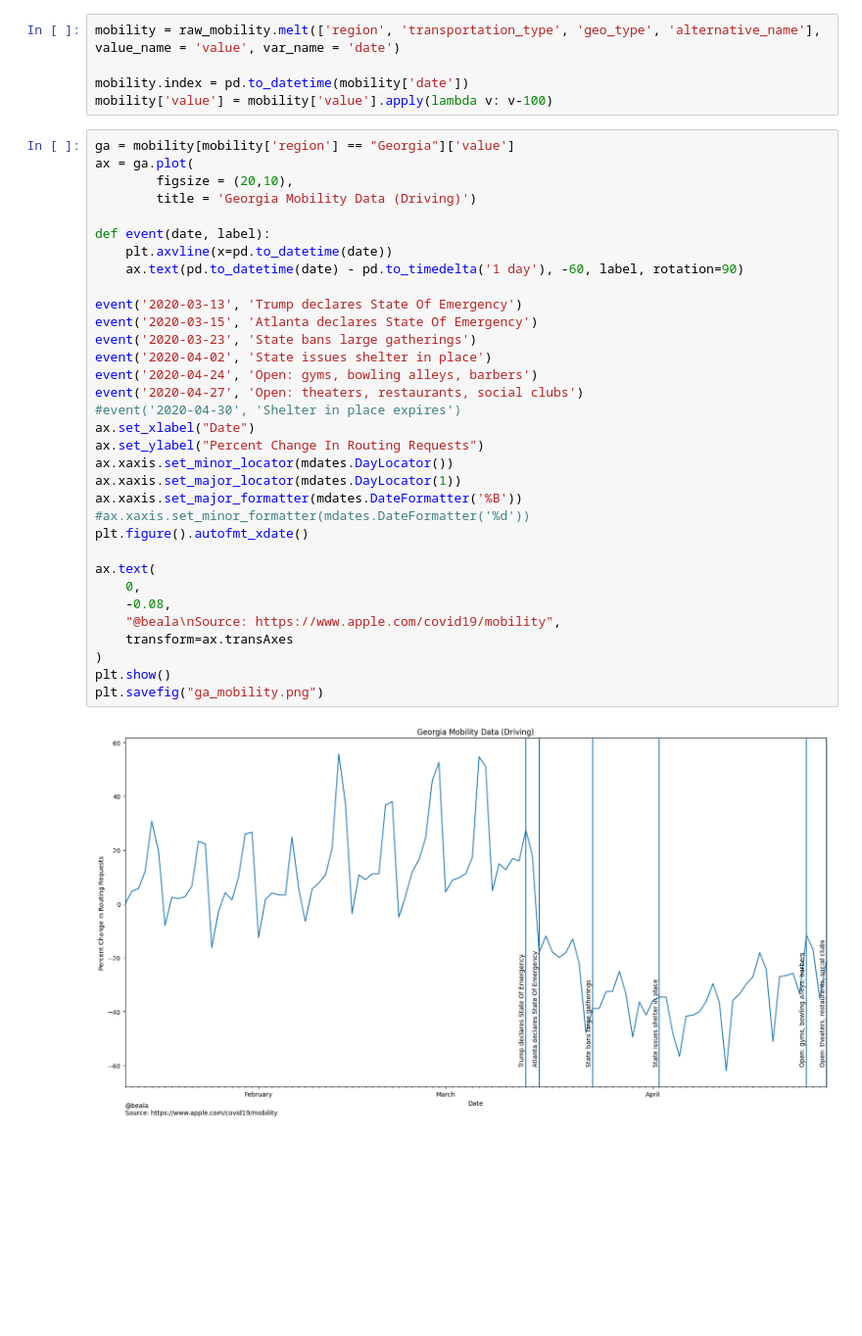
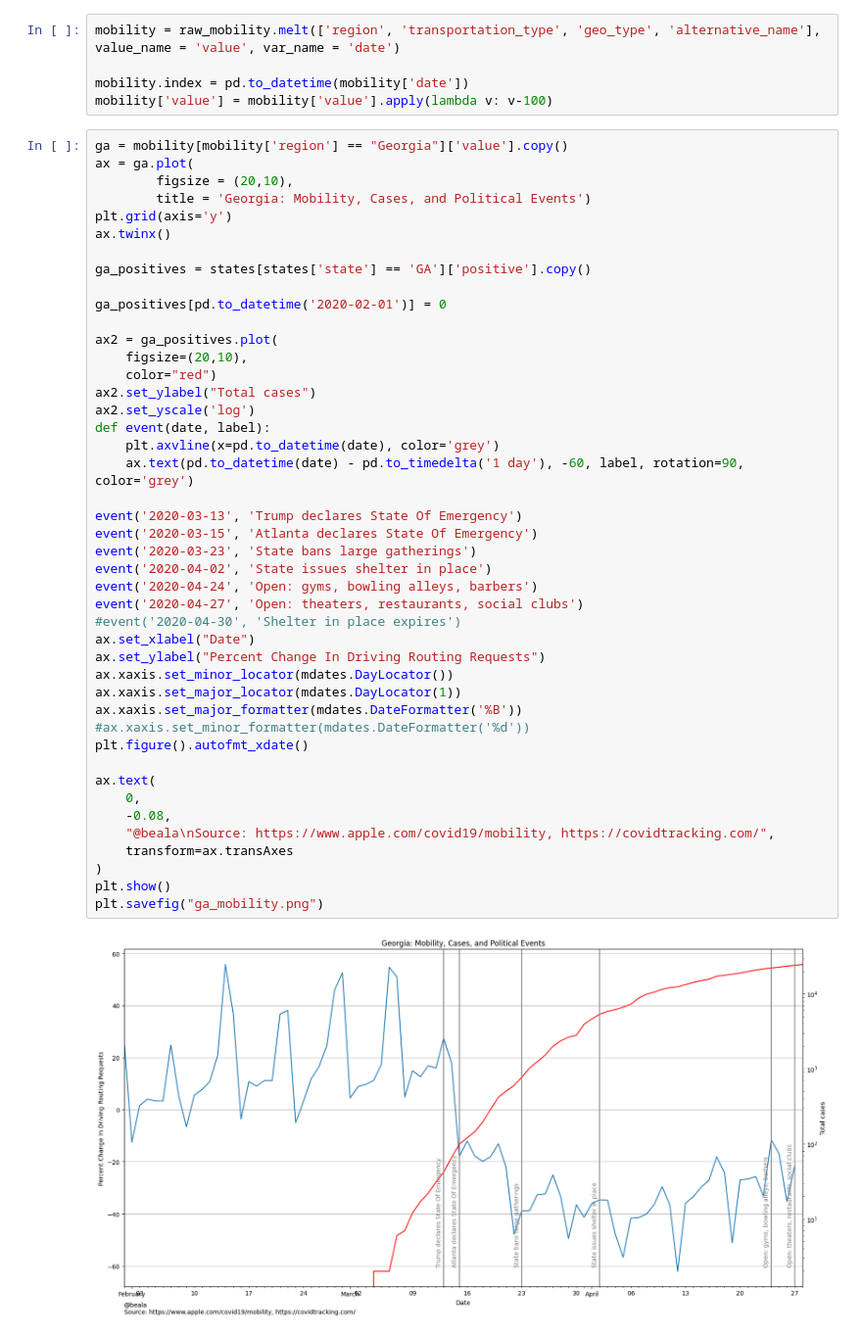
Before and after one commit to beala/covid_forecasts, a Jupyter notebook: Graphs.ipynb, the cells around one changed output. Shown at 98% size. Drawn from its saved outputs; the diff is of its cells as text; blank space fills up the shorter version.

Commit message:
Tweaks to graph. Add total cases

```diff
--- a/Graphs.ipynb
+++ b/Graphs.ipynb
@@ -14,40 +14,51 @@ mobility = raw_mobility.melt(['region', 'transportation_type', 'geo_type', 'alte
 mobility.index = pd.to_datetime(mobility['date'])
 mobility['value'] = mobility['value'].apply(lambda v: v-100)
 # %%
-ga = mobility[mobility['region'] == "Georgia"]['value']
+ga = mobility[mobility['region'] == "Georgia"]['value'].copy()
 ax = ga.plot(
         figsize = (20,10),
-        title = 'Georgia Mobility Data (Driving)')
+        title = 'Georgia: Mobility, Cases, and Political Events')
+plt.grid(axis='y')
+ax.twinx()
 
+ga_positives = states[states['state'] == 'GA']['positive'].copy()
+
+ga_positives[pd.to_datetime('2020-02-01')] = 0
+
+ax2 = ga_positives.plot(
+    figsize=(20,10),
+    color="red")
+ax2.set_ylabel("Total cases")
+ax2.set_yscale('log')
 def event(date, label):
-    plt.axvline(x=pd.to_datetime(date))
-    ax.text(pd.to_datetime(date) - pd.to_timedelta('1 day'), -60, label, rotation=90)
+    plt.axvline(x=pd.to_datetime(date), color='grey')
+    ax.text(pd.to_datetime(date) - pd.to_timedelta('1 day'), -60, label, rotation=90, color='grey')
 
 event('2020-03-13', 'Trump declares State Of Emergency')
 event('2020-03-15', 'Atlanta declares State Of Emergency')
 event('2020-03-23', 'State bans large gatherings')
 event('2020-04-02', 'State issues shelter in place')
 event('2020-04-24', 'Open: gyms, bowling alleys, barbers')
 event('2020-04-27', 'Open: theaters, restaurants, social clubs')
 #event('2020-04-30', 'Shelter in place expires')
 ax.set_xlabel("Date")
-ax.set_ylabel("Percent Change In Routing Requests")
+ax.set_ylabel("Percent Change In Driving Routing Requests")
 ax.xaxis.set_minor_locator(mdates.DayLocator())
 ax.xaxis.set_major_locator(mdates.DayLocator(1))
 ax.xaxis.set_major_formatter(mdates.DateFormatter('%B'))
 #ax.xaxis.set_minor_formatter(mdates.DateFormatter('%d'))
 plt.figure().autofmt_xdate()
 
 ax.text(
     0,
     -0.08,
-    "@beala\nSource: https://www.apple.com/covid19/mobility",
+    "@beala\nSource: https://www.apple.com/covid19/mobility, https://covidtracking.com/",
     transform=ax.transAxes
 )
 plt.show()
 plt.savefig("ga_mobility.png")
 # %% [output]
-[figure, old version]
+[figure, new version]
 <Figure size 640x480 with 0 Axes>
 <Figure size 640x480 with 0 Axes>
 # %%
```
Also changed, not shown: parts of 2 cells of this notebook.
